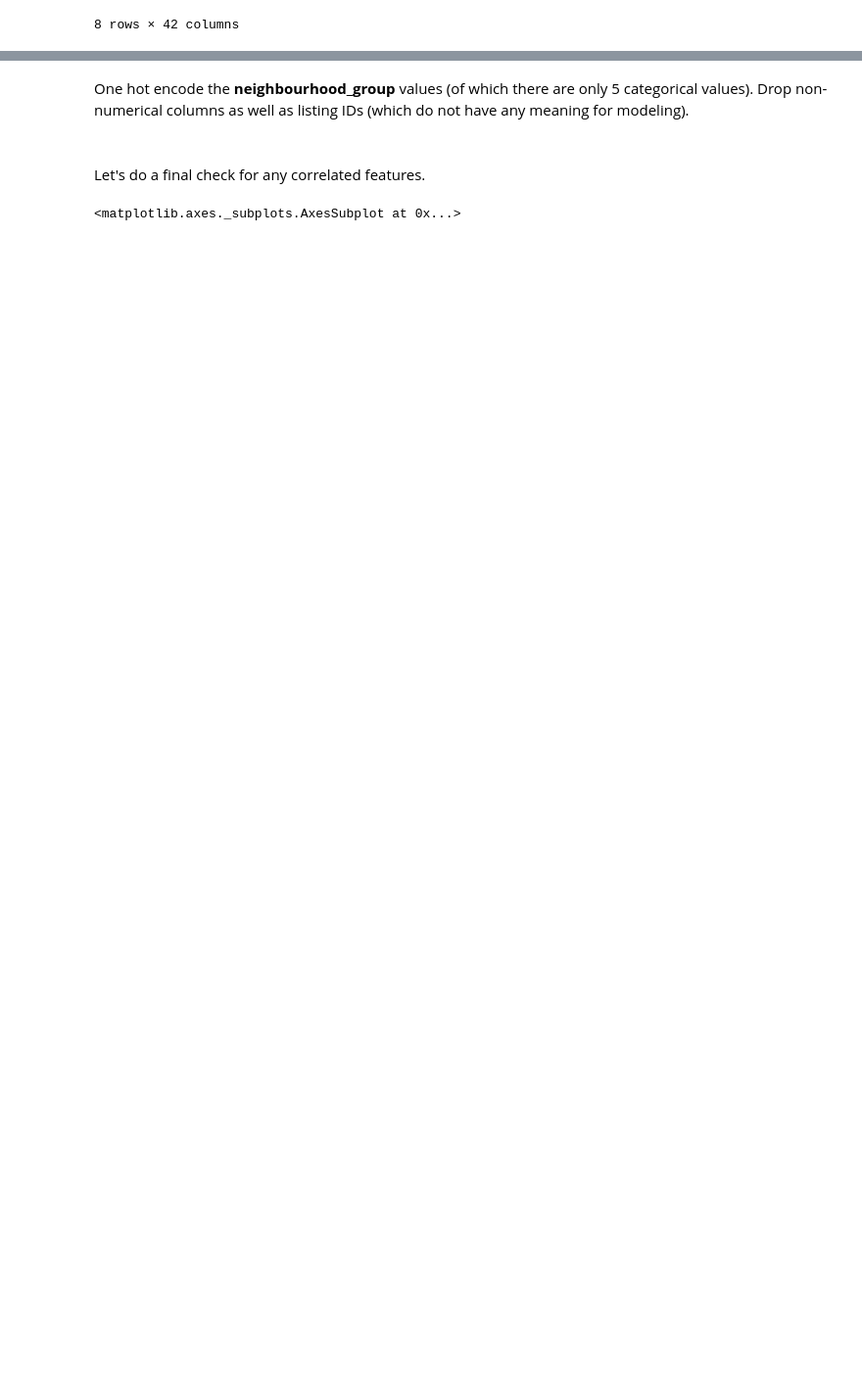
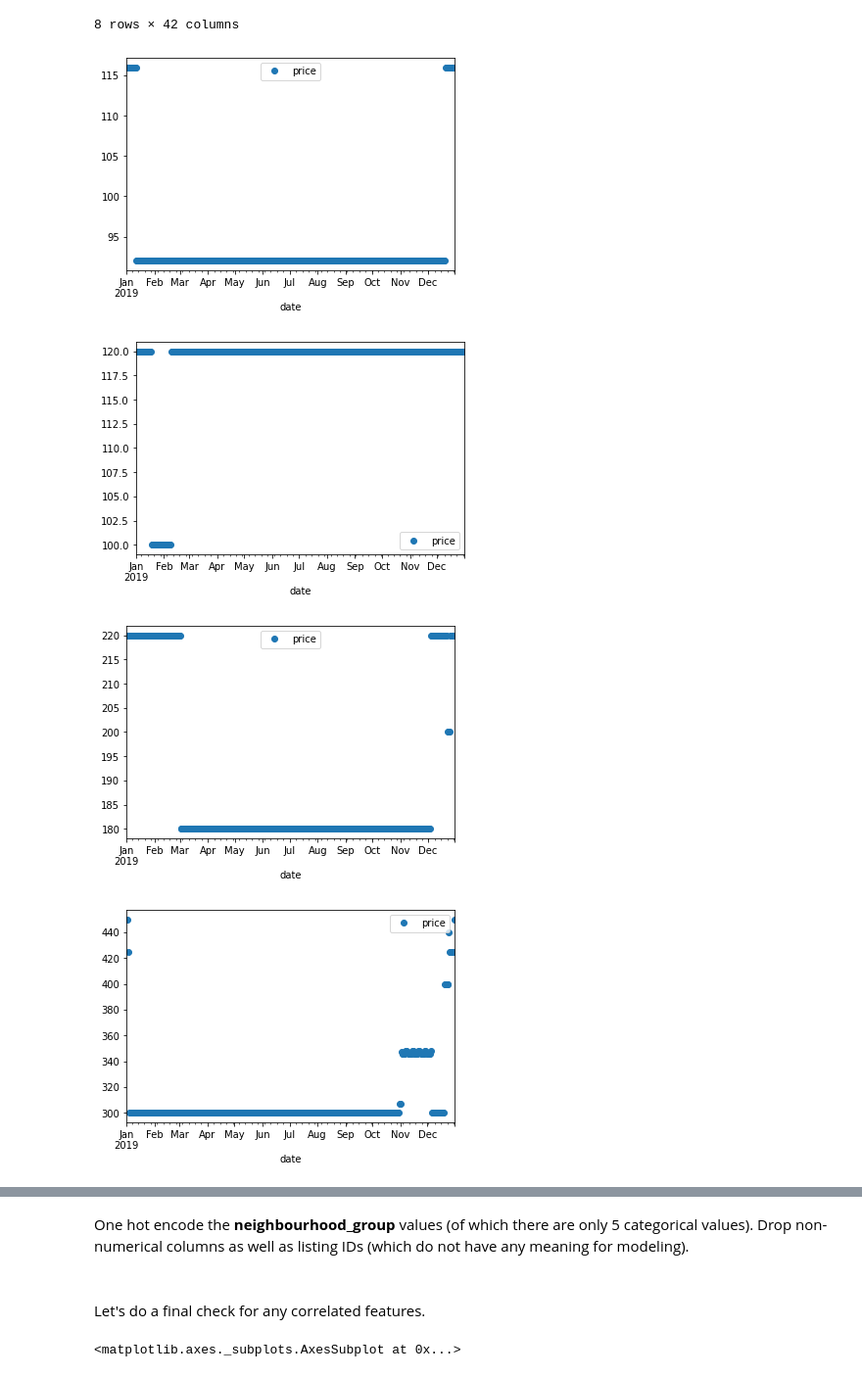
Before and after one commit to bruceplai/ml-capstone, a Jupyter notebook: airbnb.ipynb, the cells around one changed output, grey strips where cells are left out. Shown at 98% size. Saved outputs shown, nothing was run; the diff lists cells and outputs as text; code cells hidden in the pictures; blank space fills up the shorter version.

```diff
--- a/airbnb.ipynb
+++ b/airbnb.ipynb
@@ -1039,3 +1039,18 @@ memory usage: 17.8+ MB
 listings_merge_backup = listings_merge
 # %%
 listings_merge = listings_merge_backup
+# %%
+#Bronx 71812, Brooklyn 8490, Manhattan 9657, Queens 45910, Staten Island 225976
+# listings_clean.loc[
+#     (listings_clean.neighbourhood_group == 'Staten Island') &
+#     (listings_clean.room_type == 'Entire home/apt')].head()
+listings_ids = [71812, 8490, 9657, 45910, 225976]
+for listing_id in listings_ids:
+    calendar_clean.loc[calendar_clean.listing_id == listing_id].sort_values(by='date').plot(
+        x='date', y='price', style='o'
+    )
+# %% [output]
+[figure, added]
+[figure, added]
+[figure, added]
+[figure, added]
```
Also changed, not shown: parts of 14 cells of this notebook.
